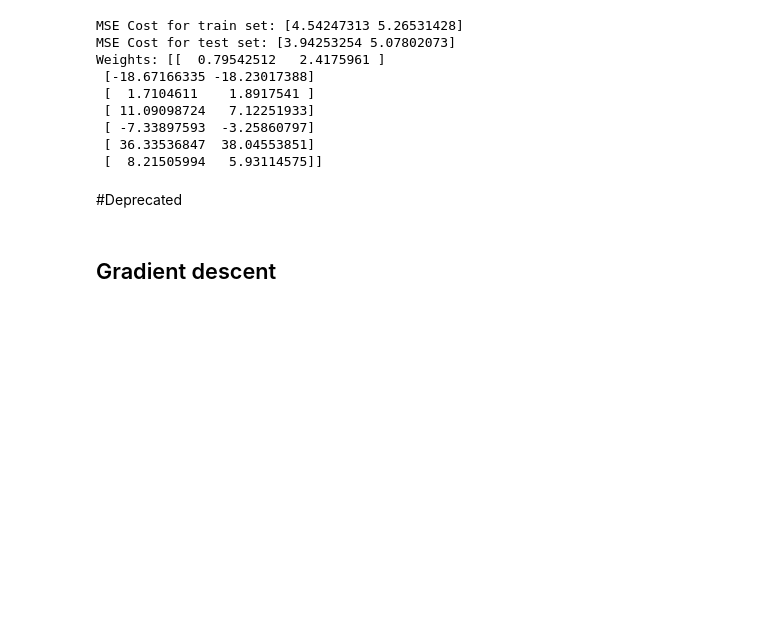
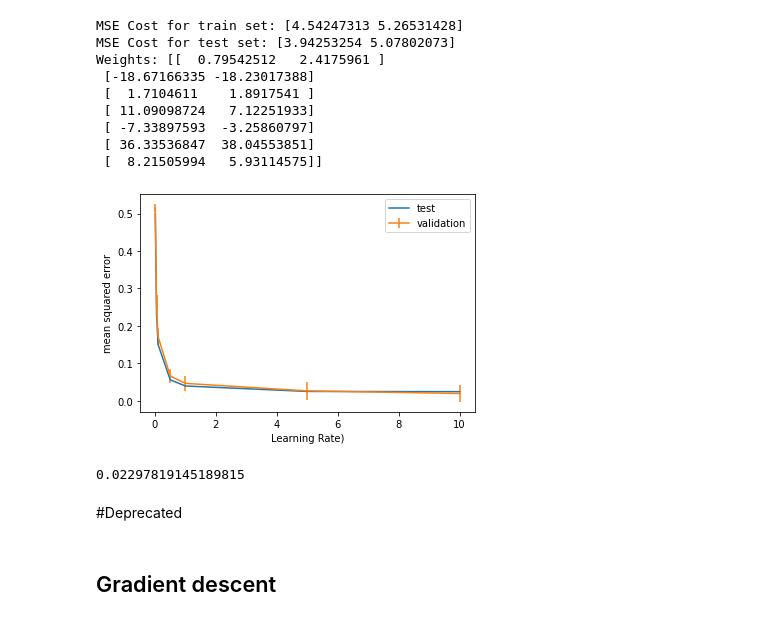
Before and after one commit to VenissaCarolQuadros/COMP551, a Jupyter notebook: COMP551_A1.ipynb, the cells around one changed output. Cells and saved outputs as stored; diff of their text form; code cells hidden in the pictures; blank space fills up the shorter version.

```diff
--- a/COMP551_A1.ipynb
+++ b/COMP551_A1.ipynb
@@ -663,3 +663,32 @@ Weights: [[  0.79542512   2.4175961 ]
  [ -7.33897593  -3.25860797]
  [ 36.33536847  38.04553851]
  [  8.21505994   5.93114575]]
+# %%
+num_folds = 5
+model = LogisticRegression()
+learning_rates=[0.01, 0.05, 0.1, 0.5, 1, 5, 10]
+err_test, err_valid = np.zeros(len(learning_rates)), np.zeros((len(learning_rates), num_folds))
+for i, K in enumerate(learning_rates):
+    for f, (tr, val) in enumerate(cross_validate(X_train1.shape[0], num_folds)):
+        optimizer = StochasticGradientDescent(learning_rate=K, max_iters=5000, record_history=False)
+        W = model.fitSGD(X_train1[tr, :], Y_train1[tr, :], optimizer, 24)
+        err_valid[i, f] = model.cost_fn(np.c_[np.ones((X_train1[val]).shape[0]), (X_train1[val])] , np.squeeze(Y_train1[val]), W)
+    params = model.fitSGD(X_train1[tr, :], Y_train1[tr, :], optimizer, 24)
+    err_test[i]= model.cost_fn(np.c_[np.ones((X_test1).shape[0]), (X_test1)] , np.squeeze(Y_test1), W)
+
+plt.plot(learning_rates, err_test,  label='test')
+plt.errorbar(learning_rates, np.mean(err_valid, axis=1), np.std(err_valid, axis=1), label='validation')
+plt.legend()
+plt.xlabel('Learning Rate)')
+plt.ylabel('mean squared error')
+plt.show()
+# %% [output]
+[figure, added]
+# %%
+optimizer = StochasticGradientDescent(learning_rate=5, max_iters=5000, record_history=False)#GradientDescent(learning_rate=.0003, max_iters=5000, record_history=False)
+model= LogisticRegression()
+W=model.fitSGD(X_train1, Y_train1, optimizer, 10)
+Ypredict=model.predict(X_test1)
+print(model.cost_fn(np.c_[np.ones((X_test1).shape[0]), (X_test1)] , np.squeeze(Y_test1), W))
+# %% [output]
+0.02297819145189815
```
Also changed, not shown: parts of 2 cells of this notebook.
